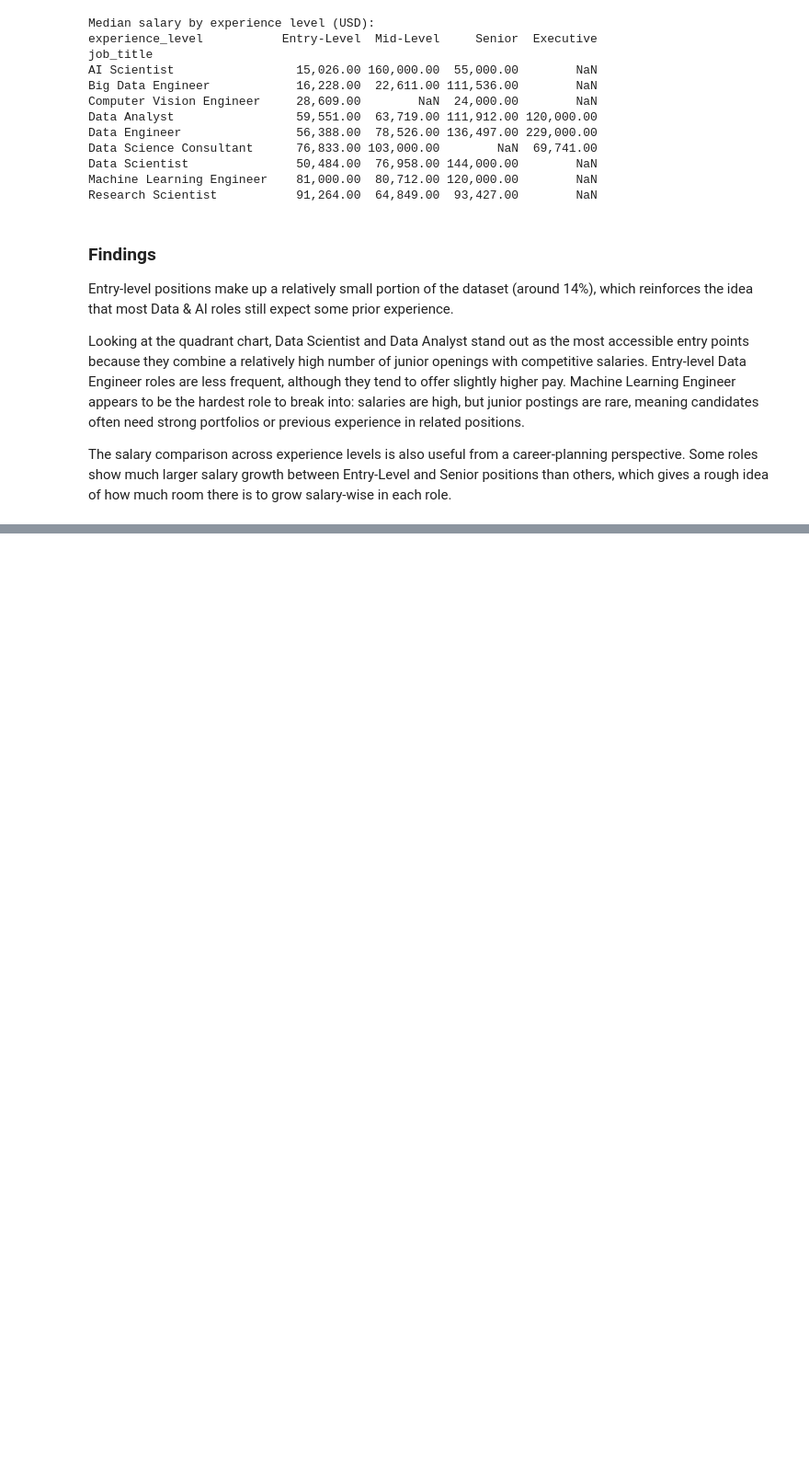
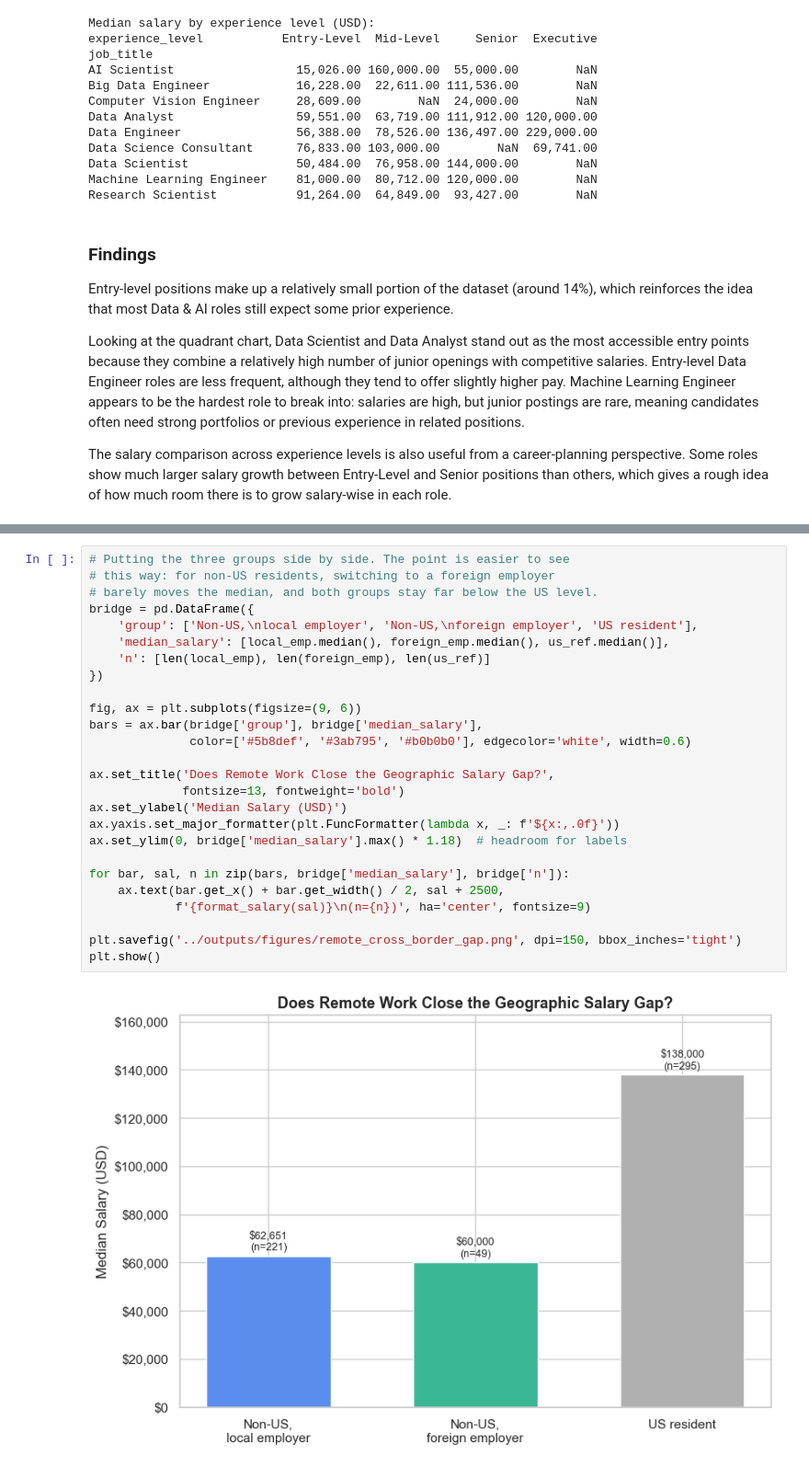
Before and after one commit to FranciscoMartinezGrecco/Data-ai-jobs-analysis, a Jupyter notebook: notebooks/02_business_insights.ipynb, the cells around one changed output, grey strips where cells are left out. Shown at 92% size. Cells and saved outputs as stored; diff of their text form; blank space fills up the shorter version.

```diff
--- a/notebooks/02_business_insights.ipynb
+++ b/notebooks/02_business_insights.ipynb
@@ -410,0 +491,28 @@ The salary comparison across experience levels is also useful from a career-plan
+# %%
+# Putting the three groups side by side. The point is easier to see
+# this way: for non-US residents, switching to a foreign employer
+# barely moves the median, and both groups stay far below the US level.
+bridge = pd.DataFrame({
+    'group': ['Non-US,\nlocal employer', 'Non-US,\nforeign employer', 'US resident'],
+    'median_salary': [local_emp.median(), foreign_emp.median(), us_ref.median()],
+    'n': [len(local_emp), len(foreign_emp), len(us_ref)]
+})
+
+fig, ax = plt.subplots(figsize=(9, 6))
+bars = ax.bar(bridge['group'], bridge['median_salary'],
+              color=['#5b8def', '#3ab795', '#b0b0b0'], edgecolor='white', width=0.6)
+
+ax.set_title('Does Remote Work Close the Geographic Salary Gap?',
+             fontsize=13, fontweight='bold')
+ax.set_ylabel('Median Salary (USD)')
+ax.yaxis.set_major_formatter(plt.FuncFormatter(lambda x, _: f'${x:,.0f}'))
+ax.set_ylim(0, bridge['median_salary'].max() * 1.18)  # headroom for labels
+
+for bar, sal, n in zip(bars, bridge['median_salary'], bridge['n']):
+    ax.text(bar.get_x() + bar.get_width() / 2, sal + 2500,
+            f'{format_salary(sal)}\n(n={n})', ha='center', fontsize=9)
+
+plt.savefig('../outputs/figures/remote_cross_border_gap.png', dpi=150, bbox_inches='tight')
+plt.show()
+# %% [output]
+[figure, added]
```
Also changed, not shown: parts of 5 cells of this notebook, 2 other files.
